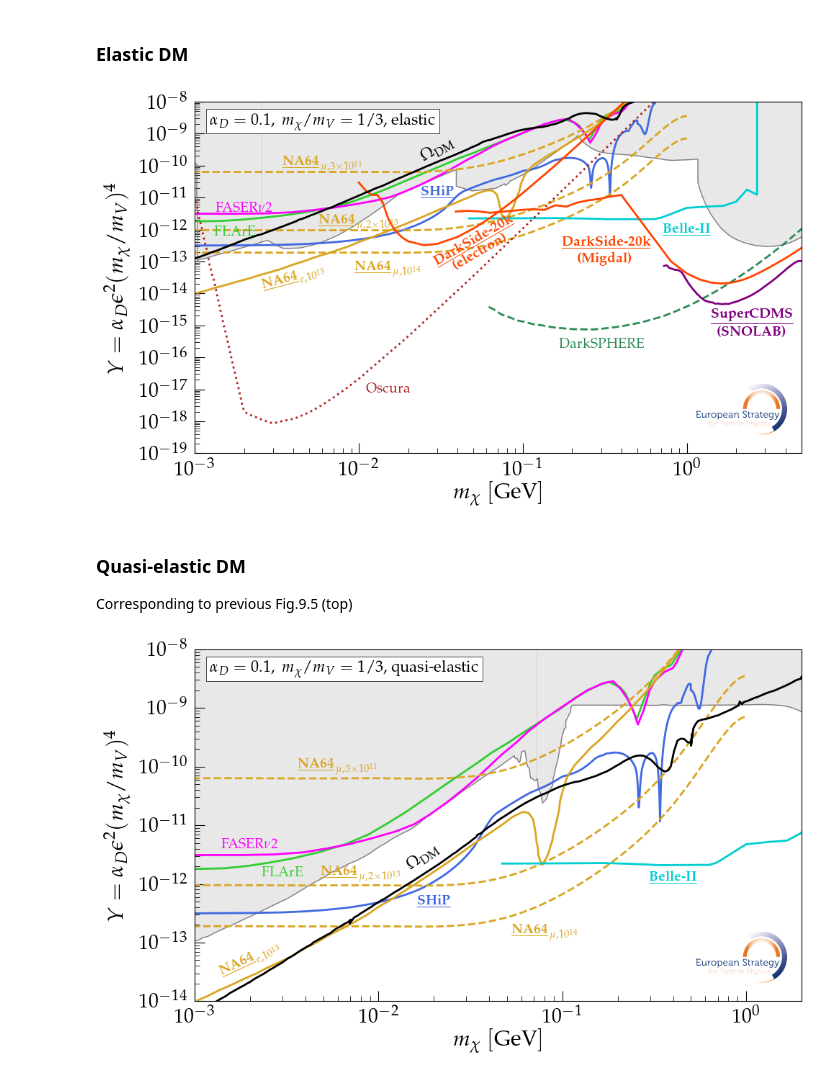
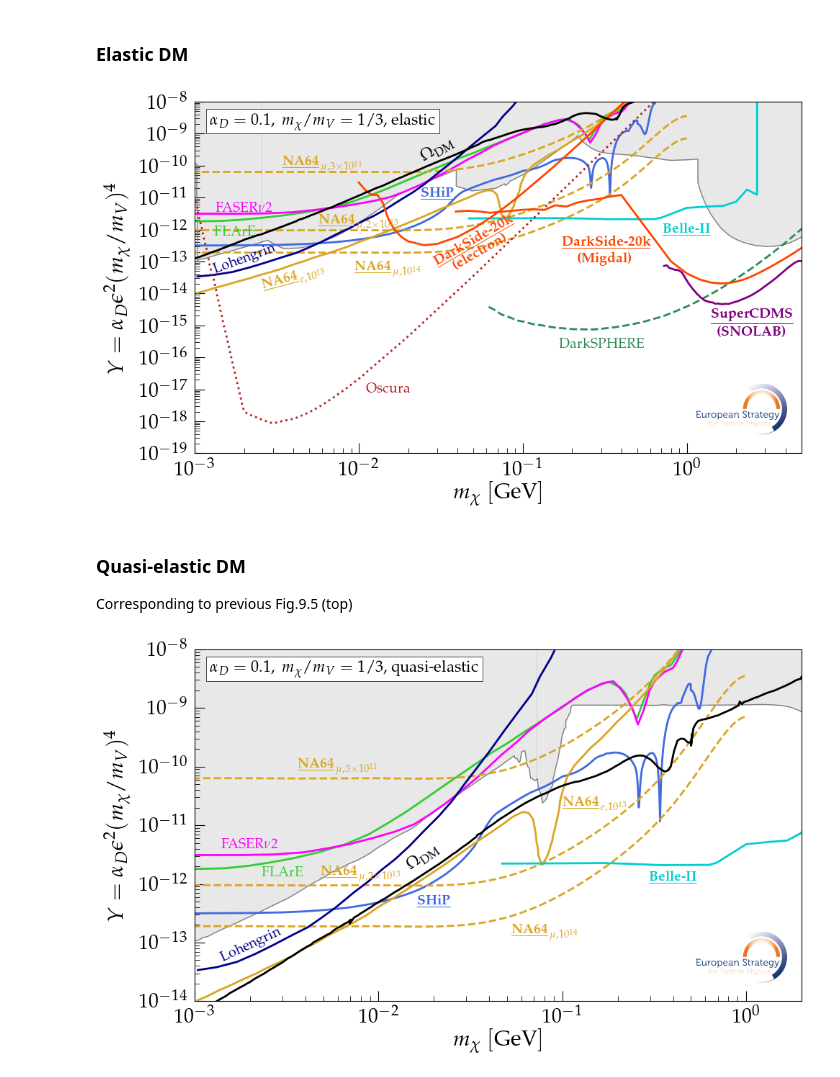
Before and after one commit to ESPP2026-PPG/Quasi-elastic-DM, a Jupyter notebook: Quasi-elastic-DM.ipynb, the cells around one changed output. Saved outputs shown, nothing was run; the diff lists cells and outputs as text; code cells hidden in the pictures.

Commit message:
Lohengrin added

```diff
--- a/Quasi-elastic-DM.ipynb
+++ b/Quasi-elastic-DM.ipynb
@@ -37,6 +37,7 @@ lcLHCb = 'forestgreen'
 lcNA64 = 'goldenrod'
 lcSHiP = 'royalblue'
 lcDarkSide = 'orangered'
+lcLohengrin = 'darkblue'
 # %% [markdown]
 ### Elastic DM
 # %%
@@ -50,6 +51,7 @@ df_NA64mu3e11 = pd.read_csv("data/Sensitivities_BC2_NA64mu3e11.csv")
 df_NA64mu2e13 = pd.read_csv("data/Sensitivities_BC2_NA64mu2e13.csv")
 df_NA64mu1e14 = pd.read_csv("data/Sensitivities_BC2_NA64mu1e14.csv")
 df_Belle2 = pd.read_csv("data/Sensitivities_BC2_Belle II.csv")
+df_Lohengrin = pd.read_csv("data/Sensitivities_BC2_Lohengrin.csv")
 
 ## DD ##
 df_Oscura = pd.read_csv("data/Sensitivities_BC2_Oscura.csv")
@@ -99,6 +101,7 @@ plt.plot(df_NA64mu2e13['mass'],df_NA64mu2e13['coupling'],color=lcNA64,ls='--')
 plt.plot(df_NA64mu1e14['mass'],df_NA64mu1e14['coupling'],color=lcNA64,ls='--')
 plt.plot(df_NA64e1e13['mass'],df_NA64e1e13['coupling'],color=lcNA64)
 plt.plot(df_Belle2['mass'],df_Belle2['coupling'],color=lcBelle2)
+plt.plot(df_Lohengrin['mass'],df_Lohengrin['coupling'],color=lcLohengrin)
 
 plt.plot(df_Oscura['mass'],df_Oscura['coupling'],color=lcOscura,ls=':') # Oscura linestyle changed
 plt.plot(df_DarkSPHERE['mass'],df_DarkSPHERE['coupling'],color=lcDarkSPHERE,ls='--')
@@ -112,7 +115,7 @@ plt.plot(df_RelicScalar['mass'],df_RelicScalar['coupling'],color='black')
 ## Text for legends ##
 plt.text(1.75e-3,8.e-13,r'{FLArE}',fontsize=14,color=lcFLArE,ha='center',va='center')
 plt.text(2e-3,4.5e-12,r'{FASER${\nu}$2}',fontsize=14,color=lcFASER,ha='center',va='center')
-plt.text(3e-2,1.5e-11,r'{\bf \underline{SHiP}}',fontsize=14,color=lcSHiP,ha='center',va='center')
+plt.text(3e-2,1.35e-11,r'{\bf \underline{SHiP}}',fontsize=14,color=lcSHiP,ha='center',va='center')
 plt.text(1,1.e-12,r'{\bf \underline{Belle-II}}',fontsize=14,color=lcBelle2,ha='center',va='center')
 plt.text(6e-3,1.2e-10,r'{\bf \underline{NA64}$_{\,\mu,3\times 10^{11}}$}',fontsize=14,color=lcNA64,ha='center',va='center')
 plt.text(1e-2,1.75e-12,r'{\bf \underline{NA64}$_{\,\mu,2\times 10^{13}}$}',fontsize=14,color=lcNA64,ha='center',va='center')
@@ -126,6 +129,7 @@ plt.text(3.2e-1,4e-13,r'{\bf \underline{DarkSide-20k}}',fontsize=14,color=lcDark
 plt.text(3.2e-1,1.25e-13,r'{\bf (Migdal)}',fontsize=14,color=lcDarkSide,ha='center',va='center')
 plt.text(5.e-2,4.5e-13,r'{\bf \underline{DarkSide-20k}}',fontsize=14,rotation=30,color=lcDarkSide,ha='center',va='center')
 plt.text(5.5e-2,2.e-13,r'{\bf (electron)}',fontsize=14,rotation=30,color=lcDarkSide,ha='center',va='center')
+plt.text(2.e-3,1.25e-13,r'{Lohengrin}',fontsize=14,rotation=20,color=lcLohengrin,ha='center',va='center')
 
 plt.text(3e-2,3e-10,r'$\Omega_\mathrm{DM}$',fontsize=16,rotation=30,color='black',ha='center',va='center')
 
@@ -140,7 +144,7 @@ inset_ax.axis('off')
 plt.tight_layout()
 plt.savefig('Plots/ElasticDM.pdf',dpi=1000)
 # %% [output]
-[figure, old version]
+[figure, new version]
 # %% [markdown]
 ### Quasi-elastic DM
 Corresponding to previous Fig.9.5 (top)
@@ -155,6 +159,7 @@ df_NA64mu3e11 = pd.read_csv("data/Sensitivities_BC2_NA64mu3e11.csv")
 df_NA64mu2e13 = pd.read_csv("data/Sensitivities_BC2_NA64mu2e13.csv")
 df_NA64mu1e14 = pd.read_csv("data/Sensitivities_BC2_NA64mu1e14.csv")
 df_Belle2 = pd.read_csv("data/Sensitivities_BC2_Belle II.csv")
+df_Lohengrin = pd.read_csv("data/Sensitivities_BC2_Lohengrin.csv")
 
 ## Quasi-elastic -> no DD constraints
 
@@ -196,32 +201,35 @@ plt.plot(df_NA64mu3e11['mass'],df_NA64mu3e11['coupling'],color=lcNA64, ls='--')
 plt.plot(df_NA64mu2e13['mass'],df_NA64mu2e13['coupling'],color=lcNA64,ls='--')
 plt.plot(df_NA64mu1e14['mass'],df_NA64mu1e14['coupling'],color=lcNA64,ls='--')
 plt.plot(df_NA64e1e13['mass'],df_NA64e1e13['coupling'],color=lcNA64)
 plt.plot(df_Belle2['mass'],df_Belle2['coupling'],color=lcBelle2)
+plt.plot(df_Lohengrin['mass'],df_Lohengrin['coupling'],color=lcLohengrin)
 
 ## Relic target ##
 plt.plot(df_RelicPDirac['mass'],df_RelicPDirac['coupling'],color='black')
 
 ## Text for legends ##
 plt.text(3.e-3,1.5e-12,r'{FLArE}',fontsize=14,color=lcFLArE,ha='center',va='center')
 plt.text(2e-3,4.5e-12,r'{FASER${\nu}$2}',fontsize=14,color=lcFASER,ha='center',va='center')
 plt.text(2e-2,5e-13,r'{\bf \underline{SHiP}}',fontsize=14,color=lcSHiP,ha='center',va='center')
 plt.text(4e-1,1.25e-12,r'{\bf \underline{Belle-II}}',fontsize=14,color=lcBelle2,ha='center',va='center')
 plt.text(6e-3,1.e-10,r'{\bf \underline{NA64}$_{\,\mu,3\times 10^{11}}$}',fontsize=14,color=lcNA64,ha='center',va='center')
 plt.text(8e-3,1.5e-12,r'{\bf \underline{NA64}$_{\,\mu,2\times 10^{13}}$}',fontsize=14,color=lcNA64,ha='center',va='center')
 plt.text(8e-2,1.5e-13,r'{\bf \underline{NA64}$_{\,\mu,10^{14}}$}',fontsize=14,color=lcNA64,ha='center',va='center')
-plt.text(2e-3,5.e-14,r'{\bf \underline{NA64}$_{\,e,10^{13}}$}',fontsize=14,rotation=25,color=lcNA64,ha='center',va='center')
+#plt.text(2e-3,3.75e-14,r'{\bf \underline{NA64}$_{\,e,10^{13}}$}',fontsize=14,rotation=25,color=lcNA64,ha='center',va='center')
+plt.text(1.5e-1,2.25e-11,r'{\bf \underline{NA64}$_{\,e,10^{13}}$}',fontsize=14,color=lcNA64,ha='center',va='center')
+plt.text(2.e-3,9.e-14,r'{Lohengrin}',fontsize=14,rotation=25,color=lcLohengrin,ha='center',va='center')
 
 plt.text(1.75e-2,2.75e-12,r'$\Omega_\mathrm{DM}$',fontsize=16,rotation=35,color='black',ha='center',va='center')
 
 ## ESPPU logo ##
 img = mpimg.imread("ESPP-logo-2025-color@3x.png")
 inset_ax = ax.inset_axes([0.825, 0.05, 0.15, 0.15])  # x0, y0, 15% width & height
 inset_ax.imshow(img)
 inset_ax.axis('off')
 #plt.text(6.e-1,2.e-14,r'{\bf ESPP 2026: Preliminary}',fontsize=16,rotation=0,color='black',ha='center',va='center')
 
 #plt.legend(fontsize=14, loc = 'lower right')
 plt.tight_layout()
 plt.savefig('Plots/QuasiElasticDM.pdf',dpi=1000)
 # %% [output]
-[figure, old version]
+[figure, new version]
```
Also changed, not shown: 2 other files.
